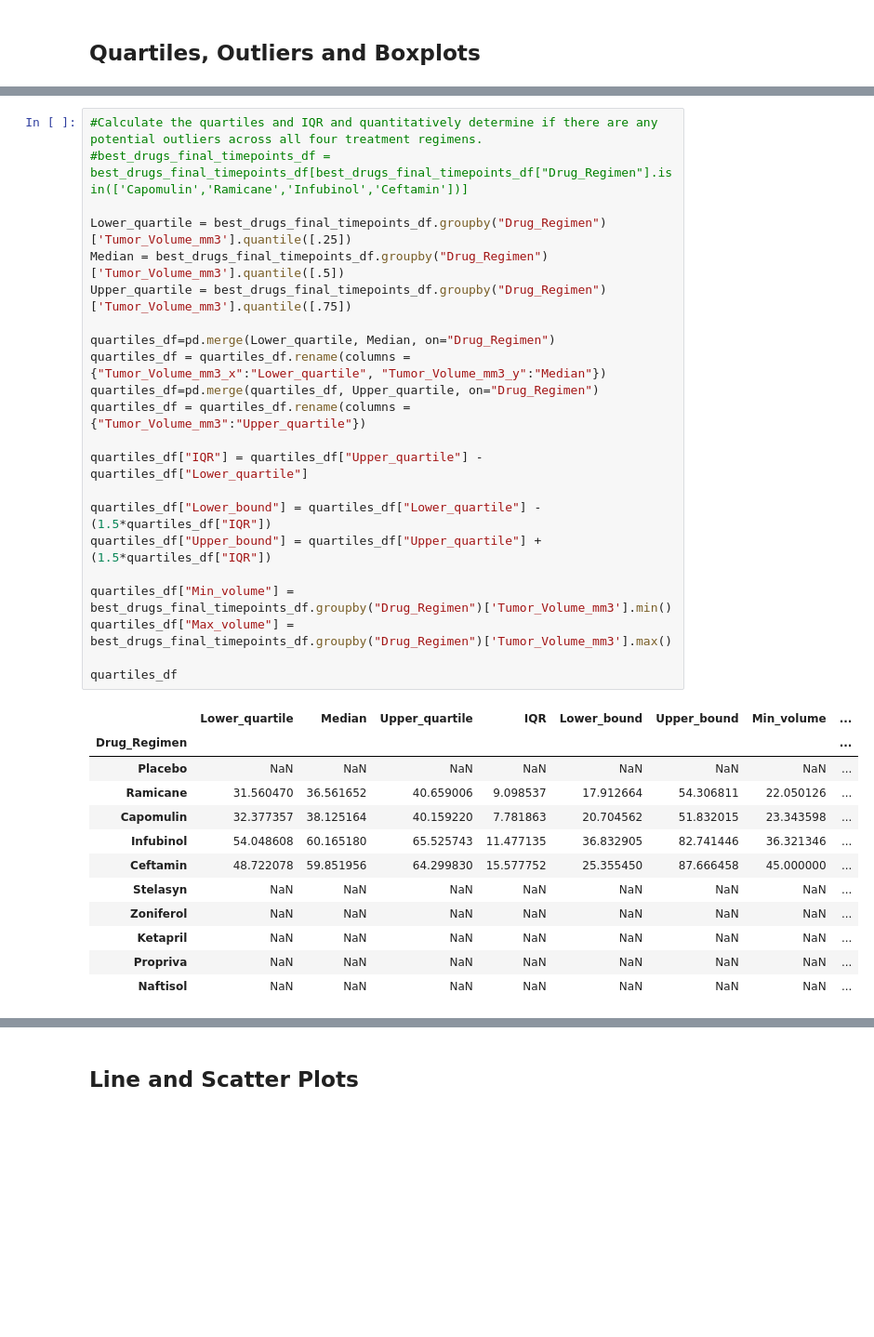
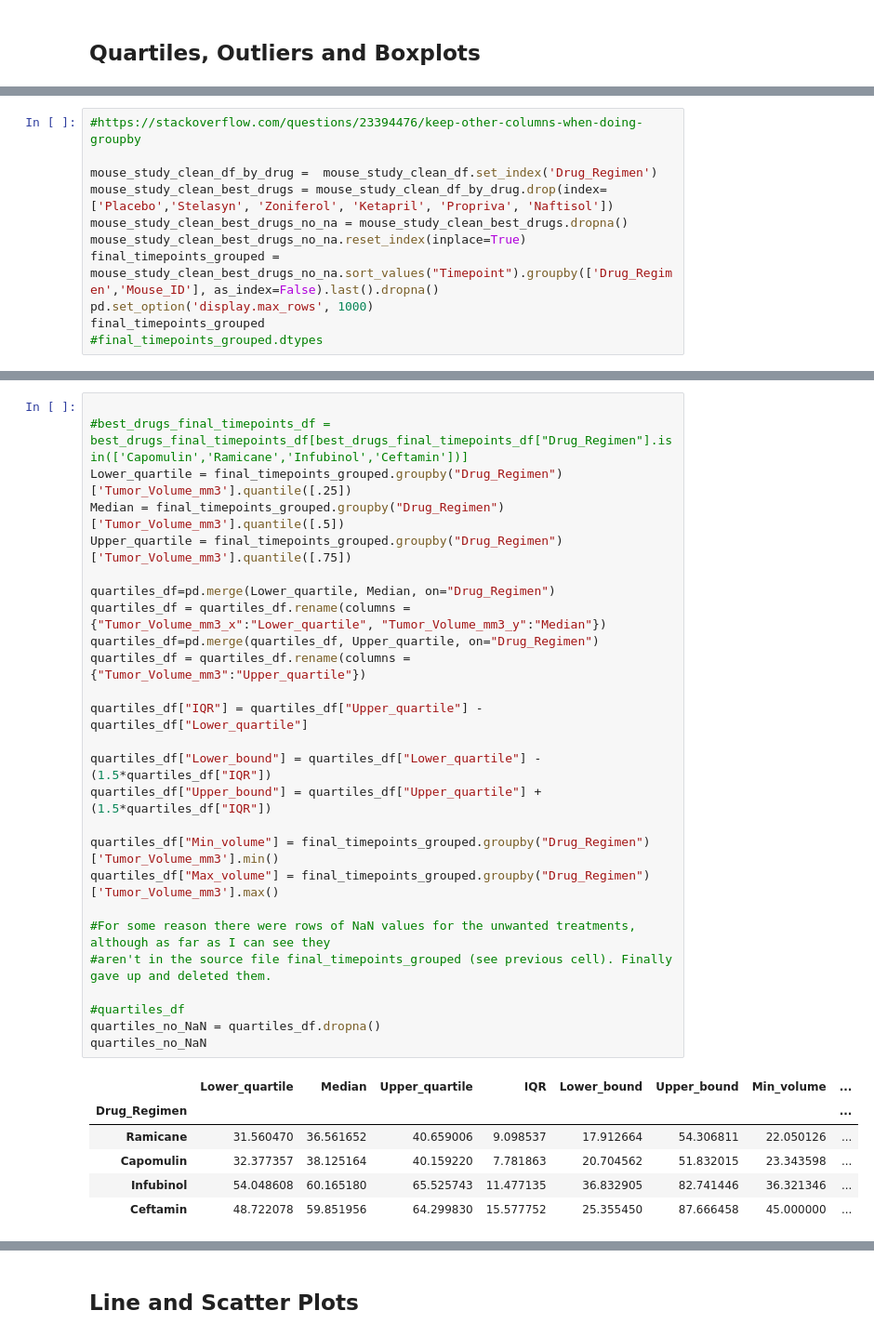
Before and after one commit to bjmacgreg/Pymaceuticals, a Jupyter notebook: pymaceuticals_starter.ipynb, the cells around one changed output, grey strips where cells are left out. Shown at 93% size. Drawn from its saved outputs; the diff is of its cells as text; blank space fills up the shorter version.

Commit message:
Getting there

```diff
--- a/pymaceuticals_starter.ipynb
+++ b/pymaceuticals_starter.ipynb
@@ -346,0 +336,11 @@ See the caveats in the documentation: https://pandas.pydata.org/pandas-docs/stab
+# %%
+#https://stackoverflow.com/questions/23394476/keep-other-columns-when-doing-groupby
+
+mouse_study_clean_df_by_drug =  mouse_study_clean_df.set_index('Drug_Regimen')
+mouse_study_clean_best_drugs = mouse_study_clean_df_by_drug.drop(index=['Placebo','Stelasyn', 'Zoniferol', 'Ketapril', 'Propriva', 'Naftisol'])
+mouse_study_clean_best_drugs_no_na = mouse_study_clean_best_drugs.dropna()
+mouse_study_clean_best_drugs_no_na.reset_index(inplace=True)
+final_timepoints_grouped = mouse_study_clean_best_drugs_no_na.sort_values("Timepoint").groupby(['Drug_Regimen','Mouse_ID'], as_index=False).last().dropna()
+pd.set_option('display.max_rows', 1000)
+final_timepoints_grouped
+#final_timepoints_grouped.dtypes
@@ -347,35 +368,33 @@ See the caveats in the documentation: https://pandas.pydata.org/pandas-docs/stab
 # %%
-#Calculate the quartiles and IQR and quantitatively determine if there are any potential outliers across all four treatment regimens.
+
 #best_drugs_final_timepoints_df = best_drugs_final_timepoints_df[best_drugs_final_timepoints_df["Drug_Regimen"].isin(['Capomulin','Ramicane','Infubinol','Ceftamin'])]
-
-Lower_quartile = best_drugs_final_timepoints_df.groupby("Drug_Regimen")['Tumor_Volume_mm3'].quantile([.25])
-Median = best_drugs_final_timepoints_df.groupby("Drug_Regimen")['Tumor_Volume_mm3'].quantile([.5])
-Upper_quartile = best_drugs_final_timepoints_df.groupby("Drug_Regimen")['Tumor_Volume_mm3'].quantile([.75])
+Lower_quartile = final_timepoints_grouped.groupby("Drug_Regimen")['Tumor_Volume_mm3'].quantile([.25])
+Median = final_timepoints_grouped.groupby("Drug_Regimen")['Tumor_Volume_mm3'].quantile([.5])
+Upper_quartile = final_timepoints_grouped.groupby("Drug_Regimen")['Tumor_Volume_mm3'].quantile([.75])
 
 quartiles_df=pd.merge(Lower_quartile, Median, on="Drug_Regimen")
 quartiles_df = quartiles_df.rename(columns = {"Tumor_Volume_mm3_x":"Lower_quartile", "Tumor_Volume_mm3_y":"Median"})
 quartiles_df=pd.merge(quartiles_df, Upper_quartile, on="Drug_Regimen")
 quartiles_df = quartiles_df.rename(columns = {"Tumor_Volume_mm3":"Upper_quartile"})
 
 quartiles_df["IQR"] = quartiles_df["Upper_quartile"] - quartiles_df["Lower_quartile"]
 
 quartiles_df["Lower_bound"] = quartiles_df["Lower_quartile"] - (1.5*quartiles_df["IQR"])
 quartiles_df["Upper_bound"] = quartiles_df["Upper_quartile"] + (1.5*quartiles_df["IQR"])
 
-quartiles_df["Min_volume"] = best_drugs_final_timepoints_df.groupby("Drug_Regimen")['Tumor_Volume_mm3'].min()
-quartiles_df["Max_volume"] = best_drugs_final_timepoints_df.groupby("Drug_Regimen")['Tumor_Volume_mm3'].max()
+quartiles_df["Min_volume"] = final_timepoints_grouped.groupby("Drug_Regimen")['Tumor_Volume_mm3'].min()
+quartiles_df["Max_volume"] = final_timepoints_grouped.groupby("Drug_Regimen")['Tumor_Volume_mm3'].max()
 
-quartiles_df
+#For some reason there were rows of NaN values for the unwanted treatments, although as far as I can see they
+#aren't in the source file final_timepoints_grouped (see previous cell). Finally gave up and deleted them.
+
+#quartiles_df
+quartiles_no_NaN = quartiles_df.dropna()
+quartiles_no_NaN
 # %% [output]
 |  | Lower_quartile | Median | Upper_quartile | IQR | Lower_bound | Upper_bound | Min_volume | ... |
 | Drug_Regimen |  |  |  |  |  |  |  | ... |
-| Placebo | NaN | NaN | NaN | NaN | NaN | NaN | NaN | ... |
 | Ramicane | 31.560470 | 36.561652 | 40.659006 | 9.098537 | 17.912664 | 54.306811 | 22.050126 | ... |
 | Capomulin | 32.377357 | 38.125164 | 40.159220 | 7.781863 | 20.704562 | 51.832015 | 23.343598 | ... |
 | Infubinol | 54.048608 | 60.165180 | 65.525743 | 11.477135 | 36.832905 | 82.741446 | 36.321346 | ... |
 | Ceftamin | 48.722078 | 59.851956 | 64.299830 | 15.577752 | 25.355450 | 87.666458 | 45.000000 | ... |
-| Stelasyn | NaN | NaN | NaN | NaN | NaN | NaN | NaN | ... |
-| Zoniferol | NaN | NaN | NaN | NaN | NaN | NaN | NaN | ... |
-| Ketapril | NaN | NaN | NaN | NaN | NaN | NaN | NaN | ... |
-| Propriva | NaN | NaN | NaN | NaN | NaN | NaN | NaN | ... |
-| Naftisol | NaN | NaN | NaN | NaN | NaN | NaN | NaN | ... |
```
Also changed, not shown: parts of 39 cells of this notebook.
